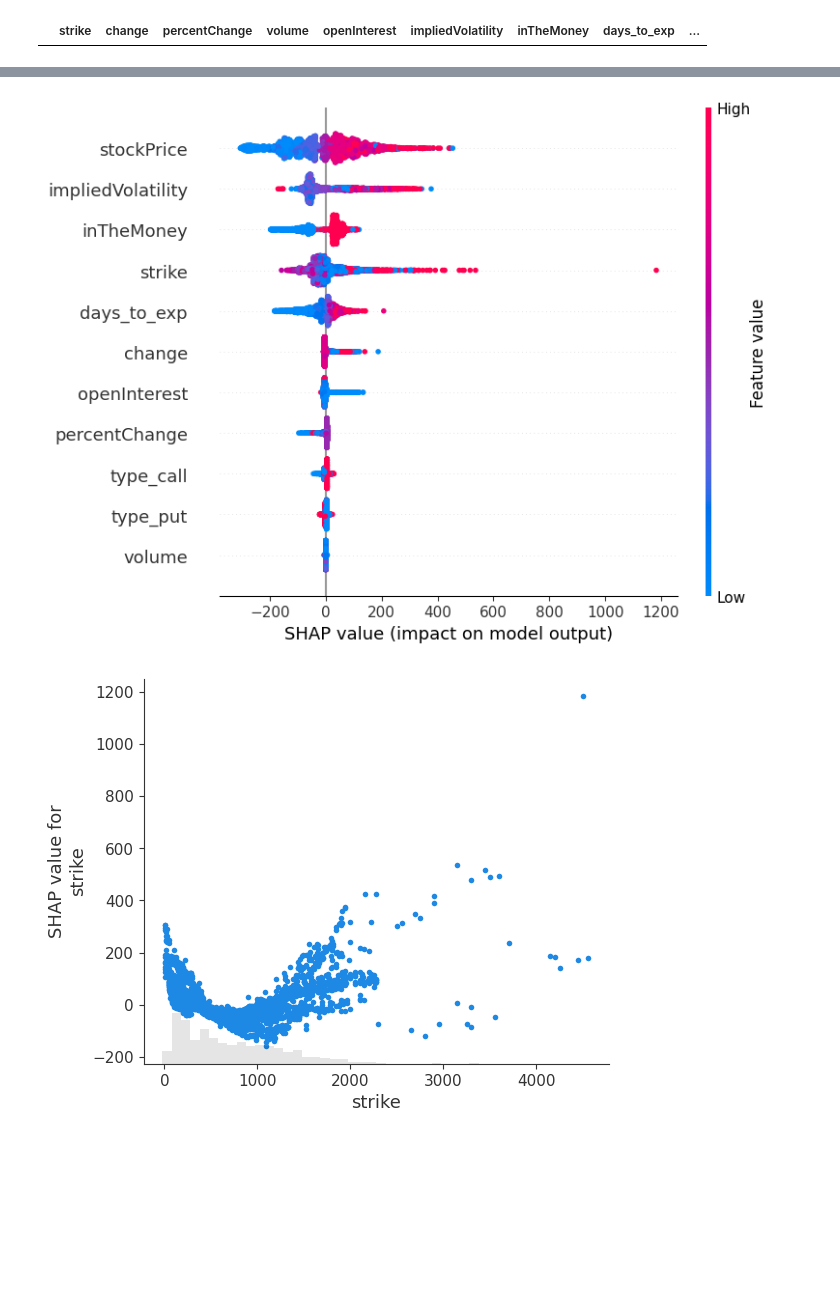
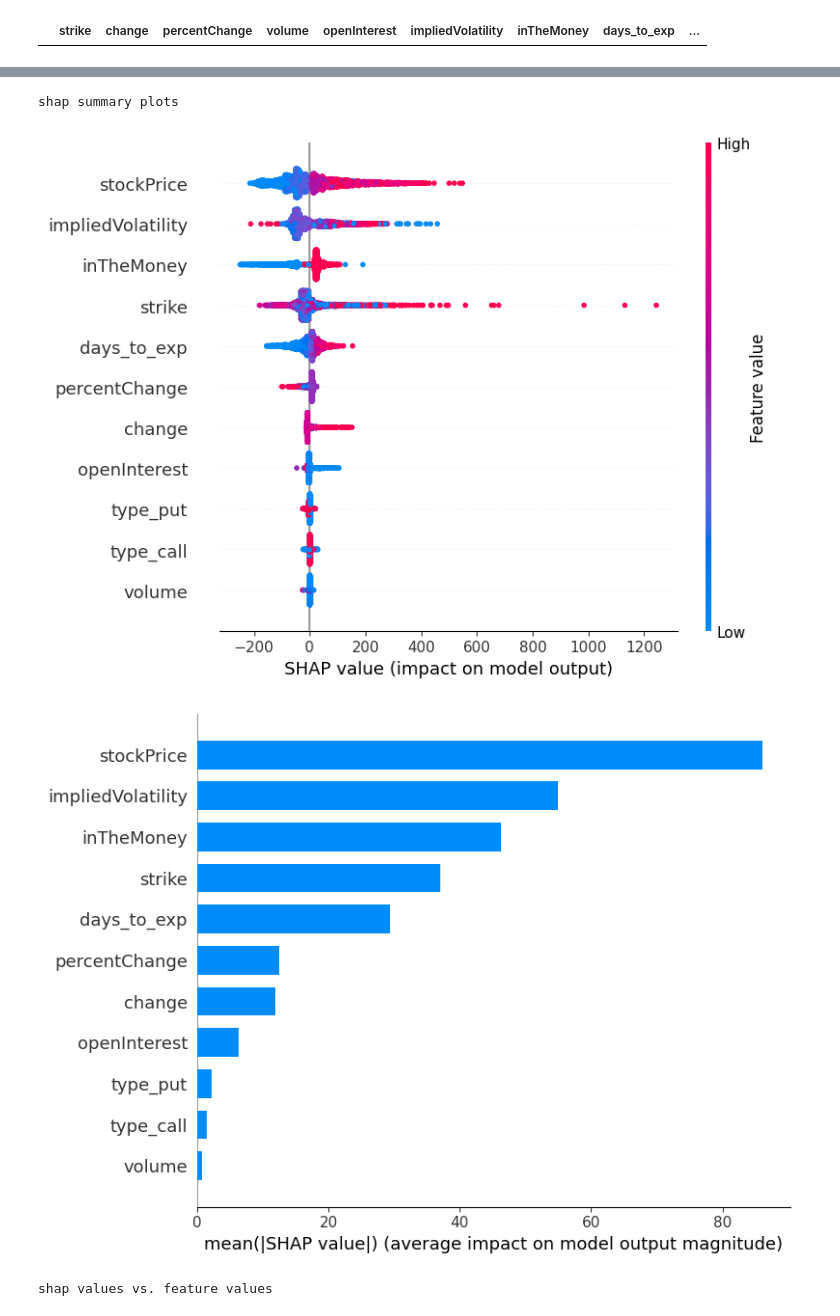
Before and after one commit to vsitucal-personal/ml2_final_project, a Jupyter notebook: ml_final_project.ipynb, the cells around one changed output, grey strips where cells are left out. Cells and saved outputs as stored; diff of their text form; code cells hidden in the pictures; blank space fills up the shorter version.

```diff
--- a/ml_final_project.ipynb
+++ b/ml_final_project.ipynb
@@ -28,7 +28,7 @@ price_dict = {}
 # top 5 tickers
 ticker_list = [
     "MSFT", "AAPL", "NVDA", "AMZN", "META", "GOOGL", "GOOG", "BRK.B", "LLY", "AVGO", "JPM",
-    # "XOM", "TSLA", "UNH", "V", "PG", "MA", "COST", "JNJ", "HD", "MRK"
+    "XOM", "TSLA", "UNH", "V", "PG", "MA", "COST", "JNJ", "HD", "MRK",
 ]
 df = combine_dfs(ticker_list, price_dict)
 df
@@ -205,38 +211,17 @@ def train_model(df):
         check_additivity=False
     )
 
+    print("shap summary plots")
     shap.summary_plot(shap_values, X_test, feature_names=X.columns)
+    shap.summary_plot(shap_values, plot_type='bar', feature_names=X.columns)
 
     shap_explanation = shap.Explanation(shap_values.values[:, :],
                                     shap_values.base_values[0],
                                     shap_values.data,
                                     feature_names=X.columns)
 
+    print("shap values vs. feature values")
     for i in X.columns:
         shap.plots.scatter(shap_explanation[:, i])
 
-    shap.summary_plot(shap_values, plot_type='bar', feature_names=X.columns)
-
-    # Choose an instance to explain (e.g., the first instance in the test set)
-    instance_index = 0
-    display(X_test.iloc[[instance_index]])
-    shap_value_instance = shap_values[instance_index]
-    instance_data = X_test.iloc[instance_index]
-
-    # Create the SHAP waterfall plot for the chosen instance
-    shap.waterfall_plot(shap.Explanation(values=shap_value_instance,
-                                         base_values=shap_explainer.expected_value,
-                                         data=instance_data,
-                                         feature_names=X.columns), max_display=100)
-
-
-
-    print('predict')
-    print(bm.predict(X_test.iloc[[instance_index]])[0])
-    print('actual')
-    print(y_test[instance_index])
-
-    shap.force_plot(shap.Explanation(values=shap_value_instance,
-                                     base_values=shap_explainer.expected_value,
-                                     data=instance_data,
-                                     feature_names=X.columns), matplotlib=True, figsize=(60, 5))
+    return X_test, y_test, shap_values, X, shap_explainer, bm
@@ -243,5 +252,5 @@ def train_model(df):
 # %%
-train_model(df)
+X_test, y_test, shap_values, X, shap_explainer, bm = train_model(df)
 # %% [output]
 bests:
 {'clf': GradientBoostingRegressor(), 'clf__max_depth': 4, 'clf__n_estimators': 250}
@@ -288,2 +297,4 @@ model performance:
+shap summary plots
-[figure, old version]
+[figure, new version]
-[figure, old version]
+[figure, new version]
+shap values vs. feature values
```
Also changed, not shown: parts of 9 cells of this notebook, 2 other files.
